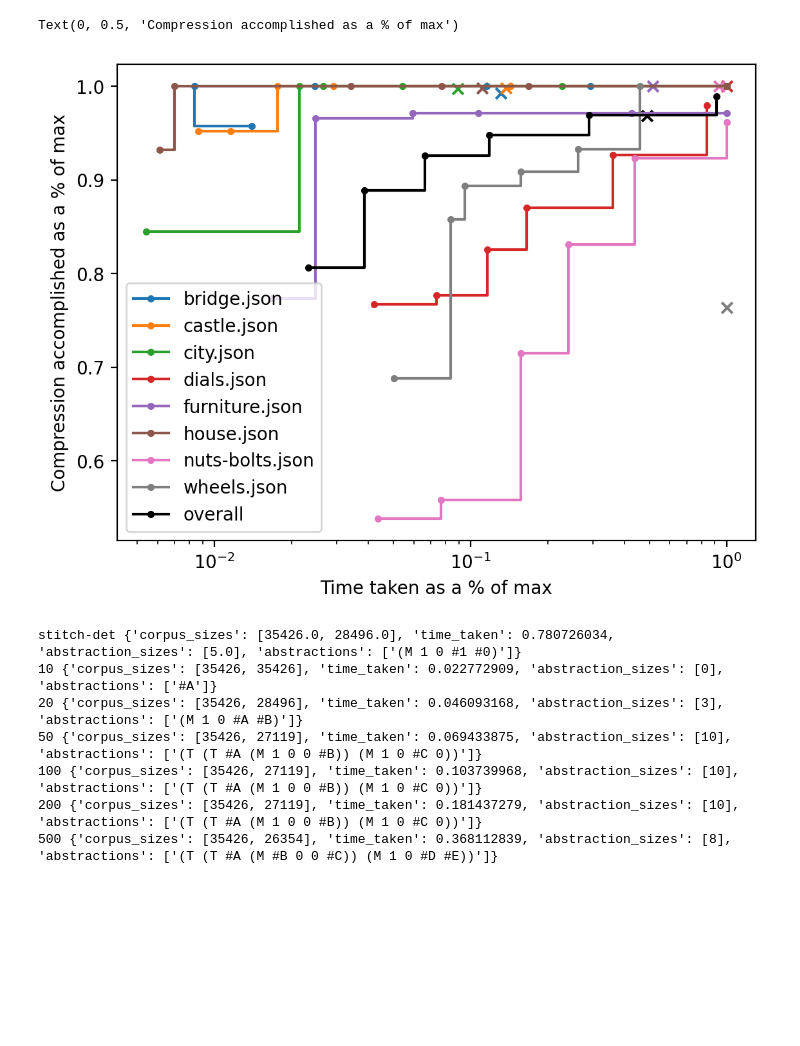
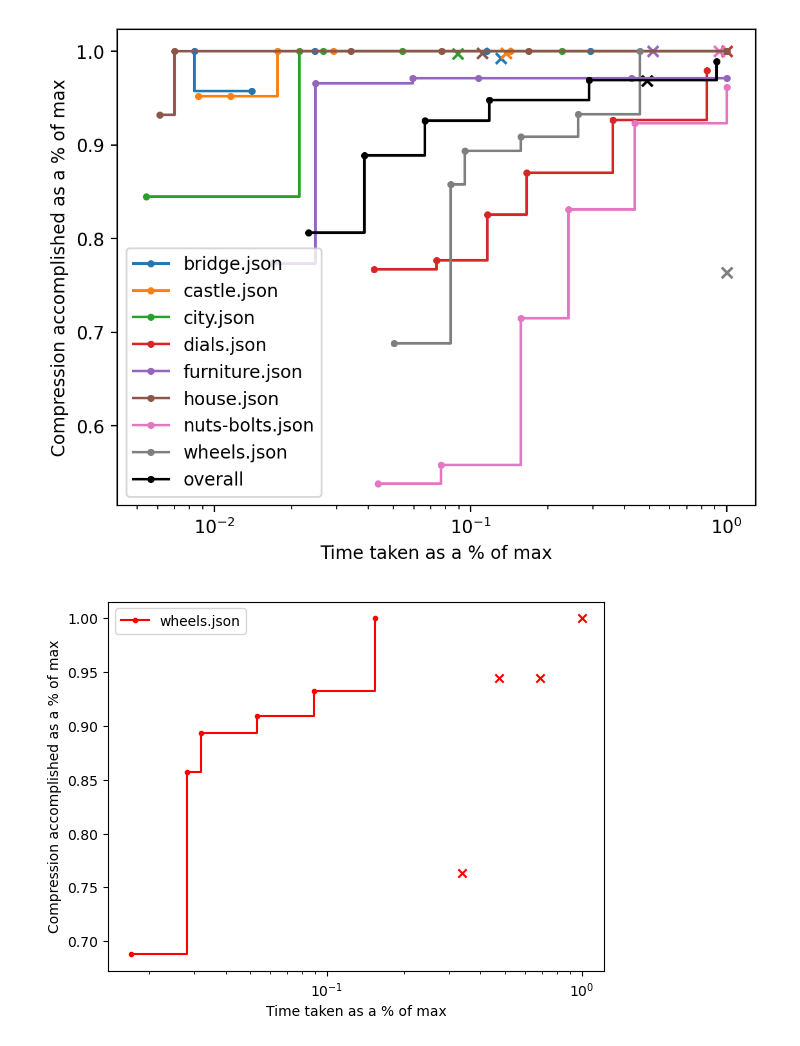
Before and after one commit to mlb2251/ProbStitch.jl, a Jupyter notebook: notebooks/benchmark-comparison.ipynb, the cells around one changed output. Cells and saved outputs as stored; diff of their text form; code cells hidden in the pictures; blank space fills up the shorter version.

Commit message:
update to add the more arity

```diff
--- a/notebooks/benchmark-comparison.ipynb
+++ b/notebooks/benchmark-comparison.ipynb
@@ -4,6 +4,9 @@ import json
 import numpy as np
 import matplotlib.pyplot as plt
 import pandas as pd
+# %%
+def to_dict(vs):
+    return {v["path"]: v["result"] for v in vs}
 # %%
 results = {}
 with open("../../Stitch.jl/analysis_out/without-apps-benchmark-results.json", "r") as f:
@@ -12,7 +15,7 @@ with open("../../ProbStitch.jl/analysis_out/without-apps-benchmark-results.json"
     prob_stitch ={int(k): v for k, v in  json.load(f).items()}
     for num_particles in sorted(prob_stitch):
         results[num_particles] = prob_stitch[num_particles]
-results = {k: {v["path"]: v["result"] for v in vs} for k, vs in results.items()}
+results = {k: to_dict(vs) for k, vs in results.items()}
 # %%
 # results["stitch-det"]["list_list_hard_test_bench_0.json"]
 # %%
@@ -53,21 +60,15 @@ for i, name in enumerate(keys):
     plot_benchmark(results, name, f"C{i}")
 sums = sum(pull_for_benchmark_normalized(results, key) for key in keys) / len(keys)
 plot_pulled(sums, "overall", "black")
-plt.legend()
-plt.xscale("log")
-plt.xlabel("Time taken as a % of max")
-plt.ylabel("Compression accomplished as a % of max")
 # %% [output]
-Text(0, 0.5, 'Compression accomplished as a % of max')
 [figure]
-# %%
-for algo in results:
-    print(algo, results[algo]["wheels.json"][1])
-# %% [output]
-stitch-det {'corpus_sizes': [35426.0, 28496.0], 'time_taken': 0.780726034, 'abstraction_sizes': [5.0], 'abstractions': ['(M 1 0 #1 #0)']}
-10 {'corpus_sizes': [35426, 35426], 'time_taken': 0.022772909, 'abstraction_sizes': [0], 'abstractions': ['#A']}
-20 {'corpus_sizes': [35426, 28496], 'time_taken': 0.046093168, 'abstraction_sizes': [3], 'abstractions': ['(M 1 0 #A #B)']}
-50 {'corpus_sizes': [35426, 27119], 'time_taken': 0.069433875, 'abstraction_sizes': [10], 'abstractions': ['(T (T #A (M 1 0 0 #B)) (M 1 0 #C 0))']}
-100 {'corpus_sizes': [35426, 27119], 'time_taken': 0.103739968, 'abstraction_sizes': [10], 'abstractions': ['(T (T #A (M 1 0 0 #B)) (M 1 0 #C 0))']}
-200 {'corpus_sizes': [35426, 27119], 'time_taken': 0.181437279, 'abstraction_sizes': [10], 'abstractions': ['(T (T #A (M 1 0 0 #B)) (M 1 0 #C 0))']}
-500 {'corpus_sizes': [35426, 26354], 'time_taken': 0.368112839, 'abstraction_sizes': [8], 'abstractions': ['(T (T #A (M #B 0 0 #C)) (M 1 0 #D #E))']}
+# %%
+wheels_results = results.copy()
+wheels_results["stitch-det-2"] = wheels_results.pop("stitch-det")
+for arity in range(3, 1 + 5):
+    with open(f"../../Stitch.jl/analysis_out/without-apps-arity={arity}-benchmark-results.json", "r") as f:
+        wheels_results[f"stitch-det-{arity}"] = to_dict(json.load(f))
+# %%
+plot_benchmark(wheels_results, "wheels.json", "red")
+# %% [output]
+[figure, added]
```
Also changed, not shown: parts of 2 cells of this notebook.
